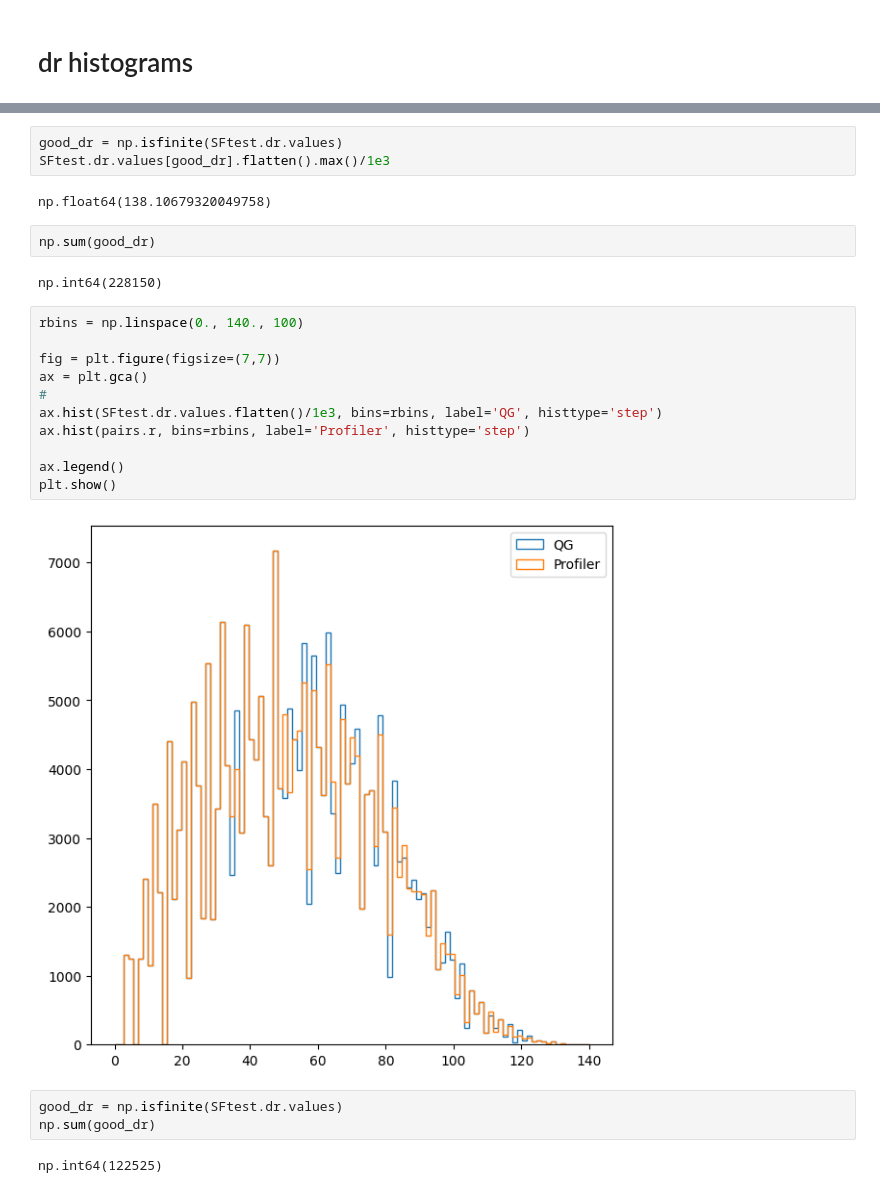
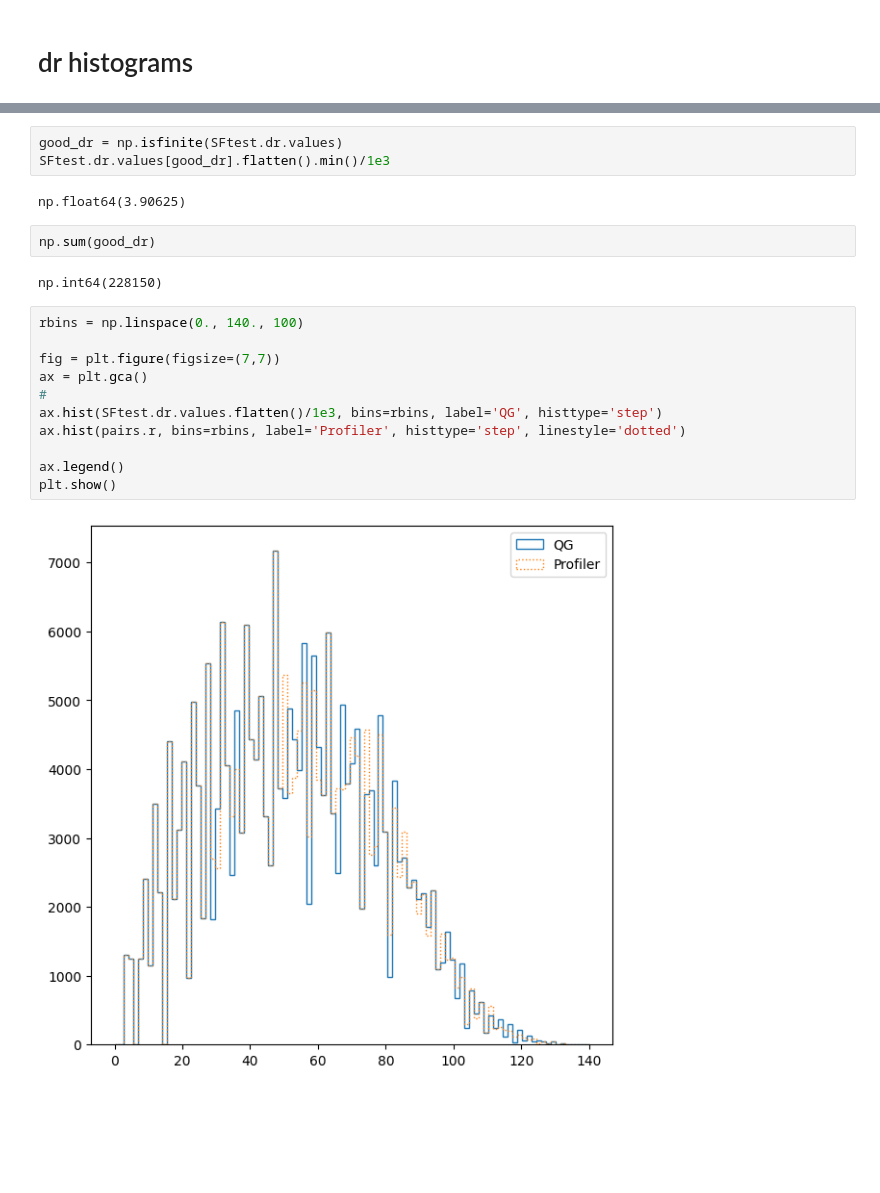
Before and after one commit to Sea-Meets-the-Stars/cugn, a Jupyter notebook: papers/Structure/Analysis/QG_stationary.ipynb, the cells around one changed output, grey strips where cells are left out. Cells and saved outputs as stored; diff of their text form; blank space fills up the shorter version.

```diff
--- a/papers/Structure/Analysis/QG_stationary.ipynb
+++ b/papers/Structure/Analysis/QG_stationary.ipynb
@@ -104,8 +105,8 @@ np.float64(138.04273766082176)
 # %%
 good_dr = np.isfinite(SFtest.dr.values)
-SFtest.dr.values[good_dr].flatten().max()/1e3
+SFtest.dr.values[good_dr].flatten().min()/1e3
 # %% [output]
-np.float64(138.10679320049758)
+np.float64(3.90625)
 # %%
 np.sum(good_dr)
 # %% [output]
@@ -113,18 +114,13 @@ np.int64(228150)
 # %%
 rbins = np.linspace(0., 140., 100)
 
 fig = plt.figure(figsize=(7,7))
 ax = plt.gca()
 #
 ax.hist(SFtest.dr.values.flatten()/1e3, bins=rbins, label='QG', histtype='step')
-ax.hist(pairs.r, bins=rbins, label='Profiler', histtype='step')
+ax.hist(pairs.r, bins=rbins, label='Profiler', histtype='step', linestyle='dotted')
 
 ax.legend()
 plt.show()
 # %% [output]
-[figure, old version]
+[figure, new version]
-# %%
-good_dr = np.isfinite(SFtest.dr.values)
-np.sum(good_dr)
-# %% [output]
-np.int64(122525)
```
Also changed, not shown: parts of 7 cells of this notebook, 1 other file.
